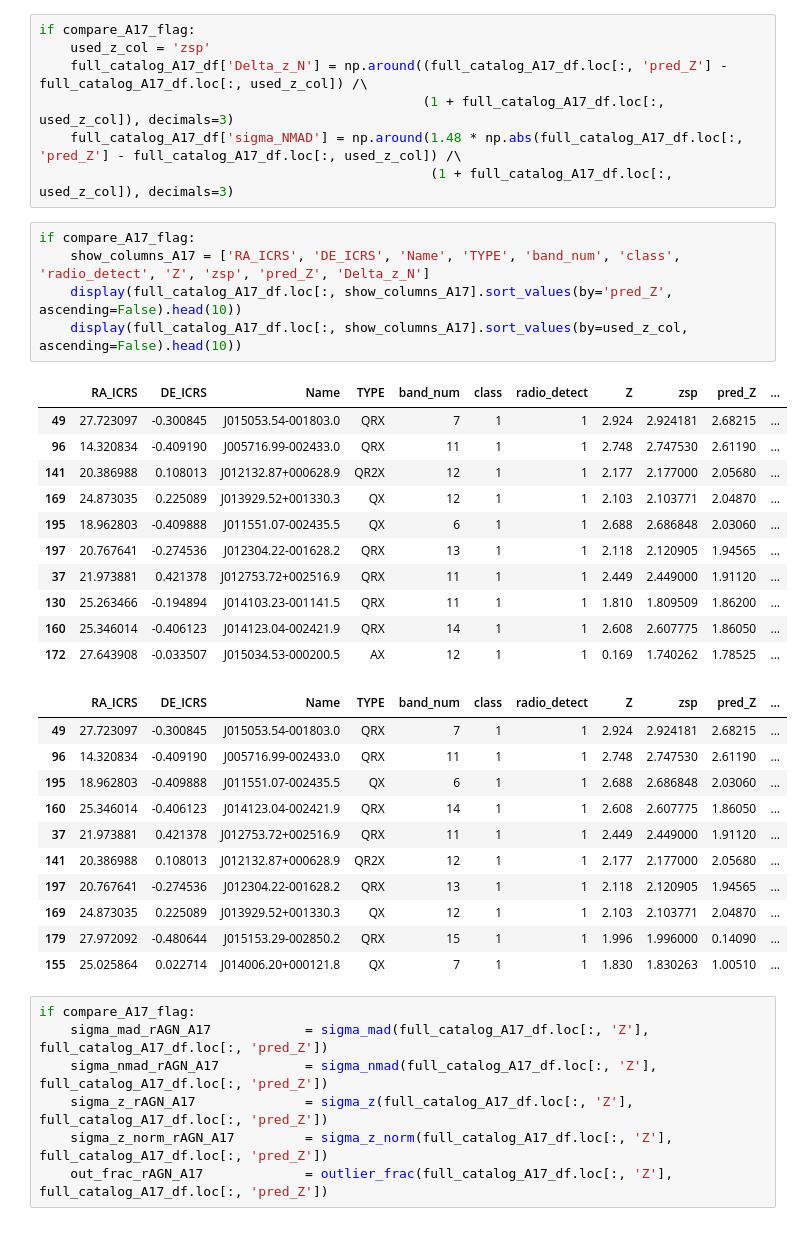
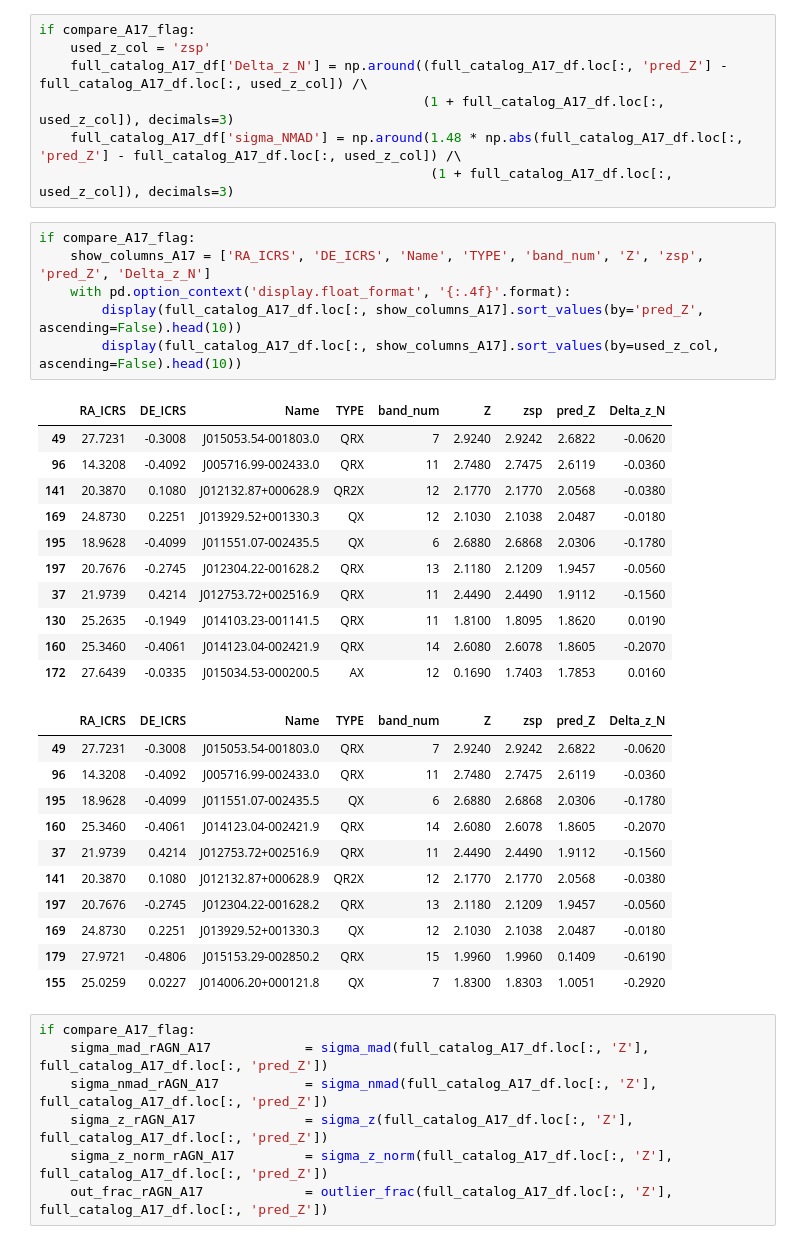
Before and after one commit to racarvajal/Pipeline_RG_z_ML, a Jupyter notebook: ML_12.ipynb, the cells around one changed output. Saved outputs shown, nothing was run; the diff lists cells and outputs as text.

Commit message:
new format display results A17

```diff
--- a/ML_12.ipynb
+++ b/ML_12.ipynb
@@ -1560,32 +1550,33 @@ if compare_A17_flag:
                                                   (1 + full_catalog_A17_df.loc[:, used_z_col]), decimals=3)
 # %%
 if compare_A17_flag:
-    show_columns_A17 = ['RA_ICRS', 'DE_ICRS', 'Name', 'TYPE', 'band_num', 'class', 'radio_detect', 'Z', 'zsp', 'pred_Z', 'Delta_z_N']
-    display(full_catalog_A17_df.loc[:, show_columns_A17].sort_values(by='pred_Z', ascending=False).head(10))
-    display(full_catalog_A17_df.loc[:, show_columns_A17].sort_values(by=used_z_col, ascending=False).head(10))
+    show_columns_A17 = ['RA_ICRS', 'DE_ICRS', 'Name', 'TYPE', 'band_num', 'Z', 'zsp', 'pred_Z', 'Delta_z_N']
+    with pd.option_context('display.float_format', '{:.4f}'.format):
+        display(full_catalog_A17_df.loc[:, show_columns_A17].sort_values(by='pred_Z', ascending=False).head(10))
+        display(full_catalog_A17_df.loc[:, show_columns_A17].sort_values(by=used_z_col, ascending=False).head(10))
 # %% [output]
-|  | RA_ICRS | DE_ICRS | Name | TYPE | band_num | class | radio_detect | Z | zsp | pred_Z | ... |
-| 49 | 27.723097 | -0.300845 | J015053.54-001803.0 | QRX | 7 | 1 | 1 | 2.924 | 2.924181 | 2.68215 | ... |
-| 96 | 14.320834 | -0.409190 | J005716.99-002433.0 | QRX | 11 | 1 | 1 | 2.748 | 2.747530 | 2.61190 | ... |
-| 141 | 20.386988 | 0.108013 | J012132.87+000628.9 | QR2X | 12 | 1 | 1 | 2.177 | 2.177000 | 2.05680 | ... |
-| 169 | 24.873035 | 0.225089 | J013929.52+001330.3 | QX | 12 | 1 | 1 | 2.103 | 2.103771 | 2.04870 | ... |
-| 195 | 18.962803 | -0.409888 | J011551.07-002435.5 | QX | 6 | 1 | 1 | 2.688 | 2.686848 | 2.03060 | ... |
-| 197 | 20.767641 | -0.274536 | J012304.22-001628.2 | QRX | 13 | 1 | 1 | 2.118 | 2.120905 | 1.94565 | ... |
-| 37 | 21.973881 | 0.421378 | J012753.72+002516.9 | QRX | 11 | 1 | 1 | 2.449 | 2.449000 | 1.91120 | ... |
-| 130 | 25.263466 | -0.194894 | J014103.23-001141.5 | QRX | 11 | 1 | 1 | 1.810 | 1.809509 | 1.86200 | ... |
-| 160 | 25.346014 | -0.406123 | J014123.04-002421.9 | QRX | 14 | 1 | 1 | 2.608 | 2.607775 | 1.86050 | ... |
-| 172 | 27.643908 | -0.033507 | J015034.53-000200.5 | AX | 12 | 1 | 1 | 0.169 | 1.740262 | 1.78525 | ... |
+|  | RA_ICRS | DE_ICRS | Name | TYPE | band_num | Z | zsp | pred_Z | Delta_z_N |
+| 49 | 27.7231 | -0.3008 | J015053.54-001803.0 | QRX | 7 | 2.9240 | 2.9242 | 2.6822 | -0.0620 |
+| 96 | 14.3208 | -0.4092 | J005716.99-002433.0 | QRX | 11 | 2.7480 | 2.7475 | 2.6119 | -0.0360 |
+| 141 | 20.3870 | 0.1080 | J012132.87+000628.9 | QR2X | 12 | 2.1770 | 2.1770 | 2.0568 | -0.0380 |
+| 169 | 24.8730 | 0.2251 | J013929.52+001330.3 | QX | 12 | 2.1030 | 2.1038 | 2.0487 | -0.0180 |
+| 195 | 18.9628 | -0.4099 | J011551.07-002435.5 | QX | 6 | 2.6880 | 2.6868 | 2.0306 | -0.1780 |
+| 197 | 20.7676 | -0.2745 | J012304.22-001628.2 | QRX | 13 | 2.1180 | 2.1209 | 1.9457 | -0.0560 |
+| 37 | 21.9739 | 0.4214 | J012753.72+002516.9 | QRX | 11 | 2.4490 | 2.4490 | 1.9112 | -0.1560 |
+| 130 | 25.2635 | -0.1949 | J014103.23-001141.5 | QRX | 11 | 1.8100 | 1.8095 | 1.8620 | 0.0190 |
+| 160 | 25.3460 | -0.4061 | J014123.04-002421.9 | QRX | 14 | 2.6080 | 2.6078 | 1.8605 | -0.2070 |
+| 172 | 27.6439 | -0.0335 | J015034.53-000200.5 | AX | 12 | 0.1690 | 1.7403 | 1.7853 | 0.0160 |
-|  | RA_ICRS | DE_ICRS | Name | TYPE | band_num | class | radio_detect | Z | zsp | pred_Z | ... |
-| 49 | 27.723097 | -0.300845 | J015053.54-001803.0 | QRX | 7 | 1 | 1 | 2.924 | 2.924181 | 2.68215 | ... |
-| 96 | 14.320834 | -0.409190 | J005716.99-002433.0 | QRX | 11 | 1 | 1 | 2.748 | 2.747530 | 2.61190 | ... |
-| 195 | 18.962803 | -0.409888 | J011551.07-002435.5 | QX | 6 | 1 | 1 | 2.688 | 2.686848 | 2.03060 | ... |
-| 160 | 25.346014 | -0.406123 | J014123.04-002421.9 | QRX | 14 | 1 | 1 | 2.608 | 2.607775 | 1.86050 | ... |
-| 37 | 21.973881 | 0.421378 | J012753.72+002516.9 | QRX | 11 | 1 | 1 | 2.449 | 2.449000 | 1.91120 | ... |
-| 141 | 20.386988 | 0.108013 | J012132.87+000628.9 | QR2X | 12 | 1 | 1 | 2.177 | 2.177000 | 2.05680 | ... |
-| 197 | 20.767641 | -0.274536 | J012304.22-001628.2 | QRX | 13 | 1 | 1 | 2.118 | 2.120905 | 1.94565 | ... |
-| 169 | 24.873035 | 0.225089 | J013929.52+001330.3 | QX | 12 | 1 | 1 | 2.103 | 2.103771 | 2.04870 | ... |
-| 179 | 27.972092 | -0.480644 | J015153.29-002850.2 | QRX | 15 | 1 | 1 | 1.996 | 1.996000 | 0.14090 | ... |
-| 155 | 25.025864 | 0.022714 | J014006.20+000121.8 | QX | 7 | 1 | 1 | 1.830 | 1.830263 | 1.00510 | ... |
+|  | RA_ICRS | DE_ICRS | Name | TYPE | band_num | Z | zsp | pred_Z | Delta_z_N |
+| 49 | 27.7231 | -0.3008 | J015053.54-001803.0 | QRX | 7 | 2.9240 | 2.9242 | 2.6822 | -0.0620 |
+| 96 | 14.3208 | -0.4092 | J005716.99-002433.0 | QRX | 11 | 2.7480 | 2.7475 | 2.6119 | -0.0360 |
+| 195 | 18.9628 | -0.4099 | J011551.07-002435.5 | QX | 6 | 2.6880 | 2.6868 | 2.0306 | -0.1780 |
+| 160 | 25.3460 | -0.4061 | J014123.04-002421.9 | QRX | 14 | 2.6080 | 2.6078 | 1.8605 | -0.2070 |
+| 37 | 21.9739 | 0.4214 | J012753.72+002516.9 | QRX | 11 | 2.4490 | 2.4490 | 1.9112 | -0.1560 |
+| 141 | 20.3870 | 0.1080 | J012132.87+000628.9 | QR2X | 12 | 2.1770 | 2.1770 | 2.0568 | -0.0380 |
+| 197 | 20.7676 | -0.2745 | J012304.22-001628.2 | QRX | 13 | 2.1180 | 2.1209 | 1.9457 | -0.0560 |
+| 169 | 24.8730 | 0.2251 | J013929.52+001330.3 | QX | 12 | 2.1030 | 2.1038 | 2.0487 | -0.0180 |
+| 179 | 27.9721 | -0.4806 | J015153.29-002850.2 | QRX | 15 | 1.9960 | 1.9960 | 0.1409 | -0.6190 |
+| 155 | 25.0259 | 0.0227 | J014006.20+000121.8 | QX | 7 | 1.8300 | 1.8303 | 1.0051 | -0.2920 |
 # %%
 if compare_A17_flag:
     sigma_mad_rAGN_A17            = sigma_mad(full_catalog_A17_df.loc[:, 'Z'],    full_catalog_A17_df.loc[:, 'pred_Z'])
```
Also changed, not shown: parts of 6 cells of this notebook.
